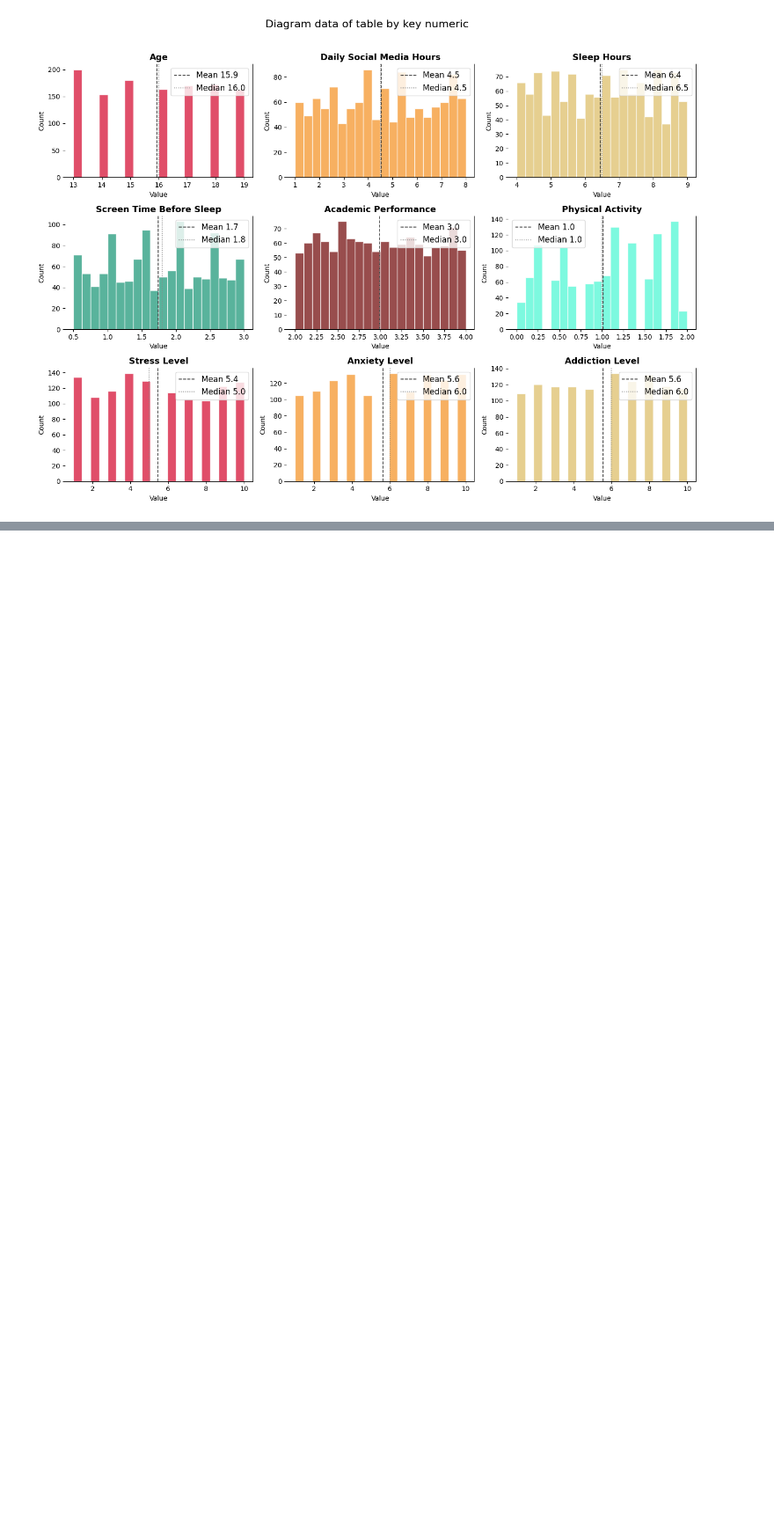
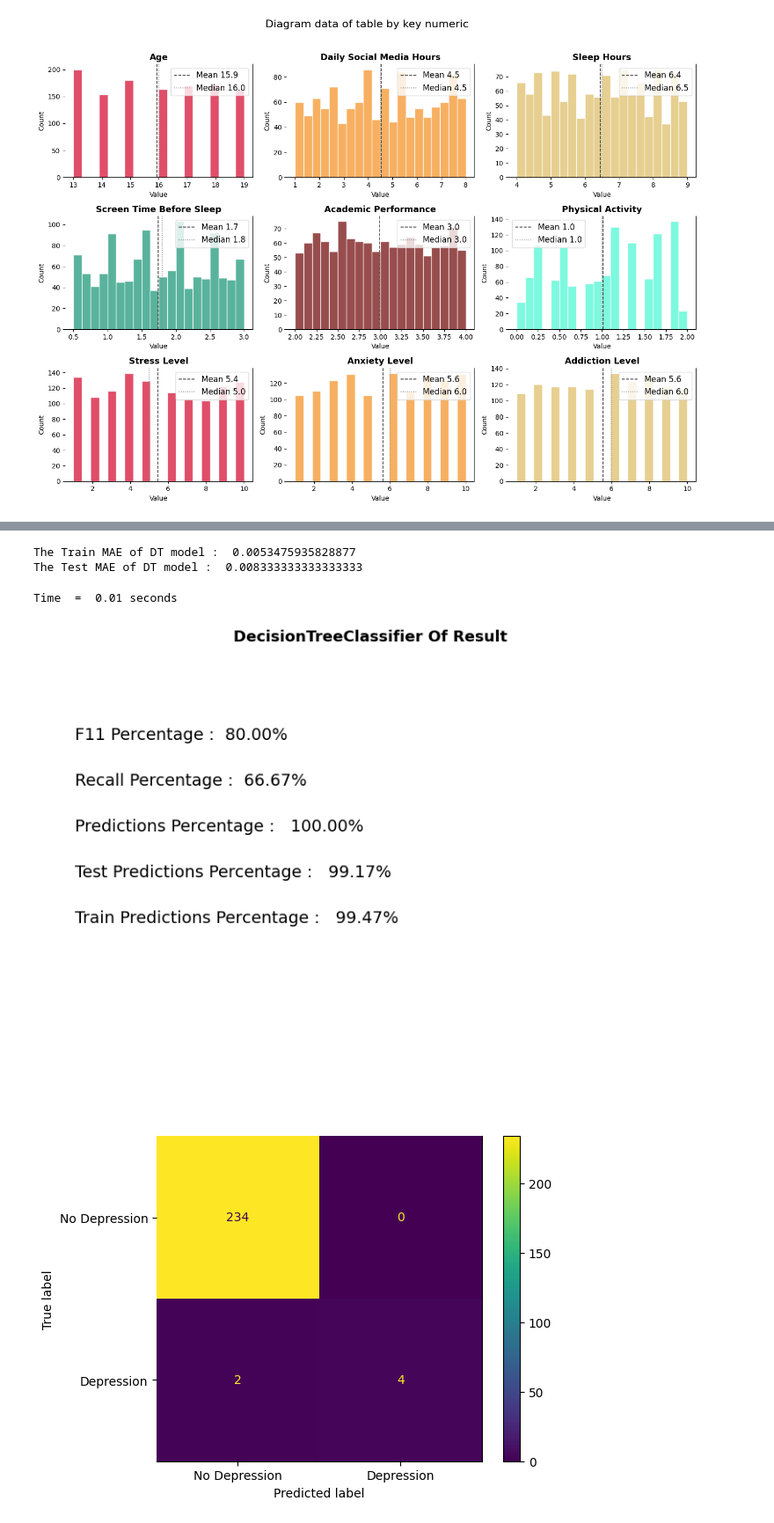
Before and after one commit to tiopramana/machine_learning, a Jupyter notebook: Project/Social_media_effect/main.ipynb, the cells around one changed output, grey strips where cells are left out. Shown at 88% size. Drawn from its saved outputs; the diff is of its cells as text; code cells hidden in the pictures; blank space fills up the shorter version.

```diff
--- a/Project/Social_media_effect/main.ipynb
+++ b/Project/Social_media_effect/main.ipynb
@@ -76,0 +176,8 @@ plt.show()
+# %%
+print(f"The training data before smote : {len(y_train)}")
+
+smote = SMOTETomek(random_state=42)
+
+X_train_smote, y_train_smote = smote.fit_resample(X_train, y_train)
+
+print("The train after balanced with smote : ", len(y_train_smote))
@@ -76,0 +192,45 @@ plt.show()
+# %%
+start_time = time.perf_counter()
+
+model_dt = DecisionTreeClassifier(max_depth=4, random_state=42, min_samples_split=50, min_samples_leaf=35)
+
+model_dt.fit(X_train_smote, y_train_smote)
+
+train_predictions = model_dt.predict(X_train_smote)
+test_predictions = model_dt.predict(X_valid)
+
+print("The Train MAE of DT model : ", mean_absolute_error(y_train_smote, train_predictions))
+print("The Test MAE of DT model : ", mean_absolute_error(y_valid, test_predictions))
+# %% [output]
+The Train MAE of DT model :  0.0053475935828877
+The Test MAE of DT model :  0.008333333333333333
+# %%
+train_accuracy = accuracy_score(y_train_smote, train_predictions)
+test_accuracy = accuracy_score(y_valid, test_predictions)
+
+Recall = recall_score(y_valid, test_predictions )
+Predictions = precision_score(y_valid, test_predictions)
+F11 = f1_score(y_valid, test_predictions)
+cm = confusion_matrix(y_valid, test_predictions)
+
+print("Time  = ", format(time.perf_counter() -  start_time, '.2f'), 'seconds')
+
+# Printing result
+
+plt.figure(figsize=(10,7))
+plt.axis('off')
+plt.title("DecisionTreeClassifier Of Result")
+
+plt.text(0.05, 0.80, f"F11 Percentage : {F11 * 100 : .2f}%", fontsize = 14, ha='left')
+plt.text(0.05, 0.70, f"Recall Percentage : {Recall * 100 : .2f}%", fontsize = 14, ha='left')
+plt.text(0.05, 0.60, f"Predictions Percentage :  {Predictions * 100 : .2f}%", fontsize=14, ha='left')
+plt.text(0.05, 0.50, f"Test Predictions Percentage :  {test_accuracy * 100 : .2f}%", fontsize=14, ha='left')
+plt.text(0.05, 0.40, f"Train Predictions Percentage :  {train_accuracy * 100 : .2f}%", fontsize=14, ha='left')
+
+ConfusionMatrixDisplay(confusion_matrix=cm, display_labels=['No Depression', 'Depression']).plot()
+
+plt.show()
+# %% [output]
+Time  =  0.01 seconds
+[figure, added]
+[figure, added]
```
Also changed, not shown: parts of 19 cells of this notebook.
